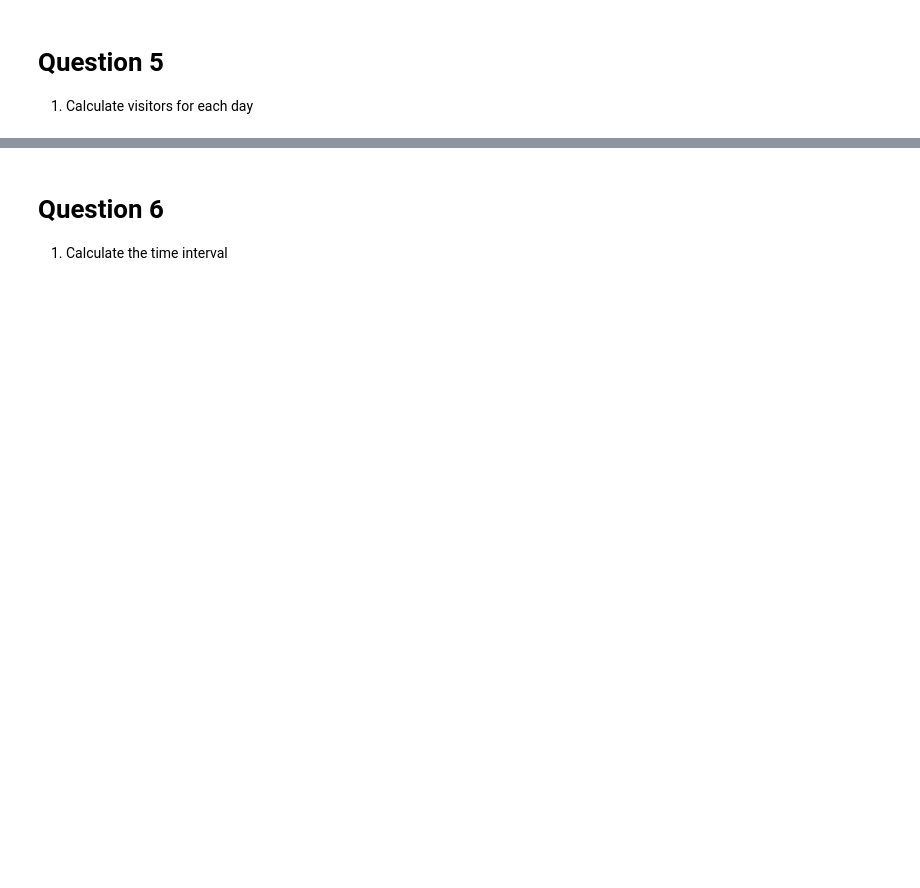
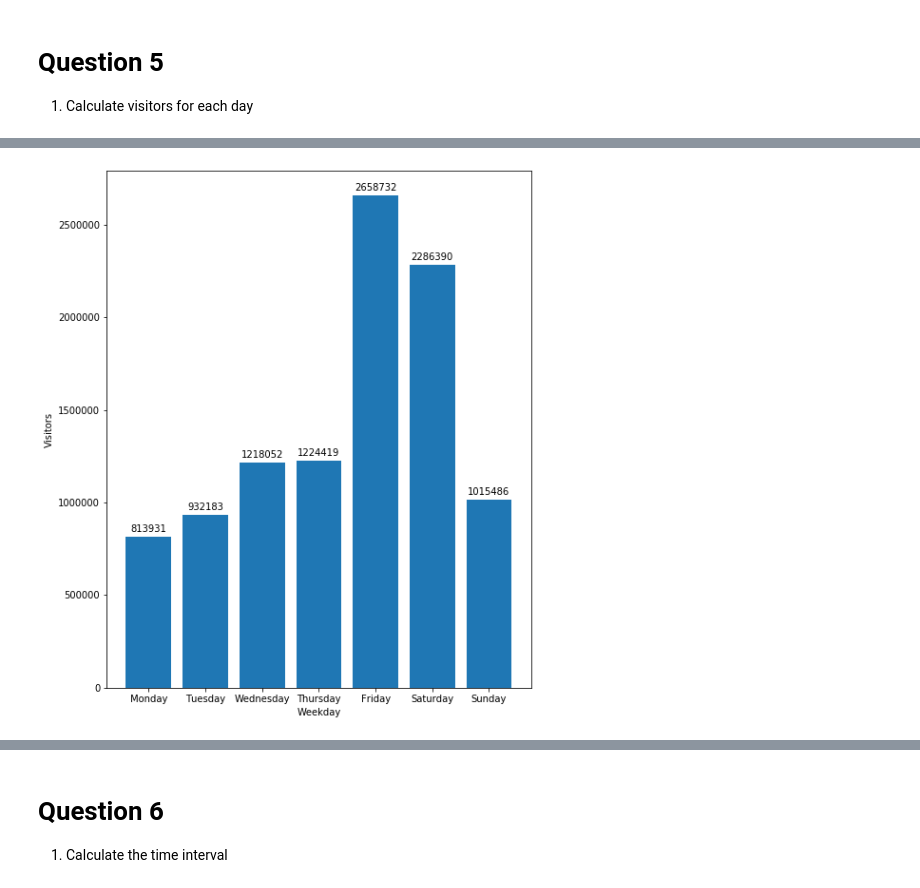
Before and after one commit to Leonard907/Work, a Jupyter notebook: FDS/cw1/cw1.ipynb, the cells around one changed output, grey strips where cells are left out. Cells and saved outputs as stored; diff of their text form; code cells hidden in the pictures; blank space fills up the shorter version.

```diff
--- a/FDS/cw1/cw1.ipynb
+++ b/FDS/cw1/cw1.ipynb
@@ -147,17 +130,3 @@ From months 2016-01 to 2016-06, the number of visitors stayed roughly the same w
 # Question 5
 
 1. Calculate visitors for each day
-# %%
-date_summary = []
-previous_date = hpg_visits.loc[0]['visit_datetime'][:10]
-num_visitors = 0
-
-for i in range(len(hpg_visits)):
-    date = hpg_visits.loc[i]['visit_datetime'][:10]
-    visitors = hpg_visits.loc[i]['reserve_visitors']
-    if previous_date == date:
-        num_visitors += visitors
-    else:
-        date_summary.append(num_visitors)
-        previous_date = date
-        num_visitors = visitors
@@ -177,0 +133,25 @@ From the histogram, we can see that the average number of visitors per day lies
+# %%
+weekdays = ['Monday', 'Tuesday', 'Wednesday', 'Thursday', 'Friday', 'Saturday', 'Sunday']
+weekday_visitors = [0 for i in range(len(weekdays))]
+
+def get_weekday(this_date):
+    return calendar.weekday(int(this_date[:4]), int(this_date[5:7]), int(this_date[8:10]))
+
+list_weekday = list(hpg_visits['visit_datetime'])
+list_weekday = list(map(get_weekday, list_weekday))
+for i, visitors in zip(list_weekday, hpg_visits['reserve_visitors']):
+    weekday_visitors[i] += visitors
+# %%
+fig, ax = plt.subplots(1,1,figsize=(8,10))
+rects = ax.bar(weekdays, weekday_visitors)
+ax.set_xlabel('Weekday')
+ax.set_ylabel('Visitors')
+for rect in rects:
+    height = rect.get_height()
+    ax.annotate('{}'.format(height), xy=(rect.get_x() + rect.get_width() / 2, height),
+               xytext=(0, 3),  # 3 points vertical offset
+                    textcoords="offset points",
+                    ha='center', va='bottom')
+plt.show()
+# %% [output]
+[figure, added]
```
Also changed, not shown: parts of 31 cells of this notebook, 7 other files.
